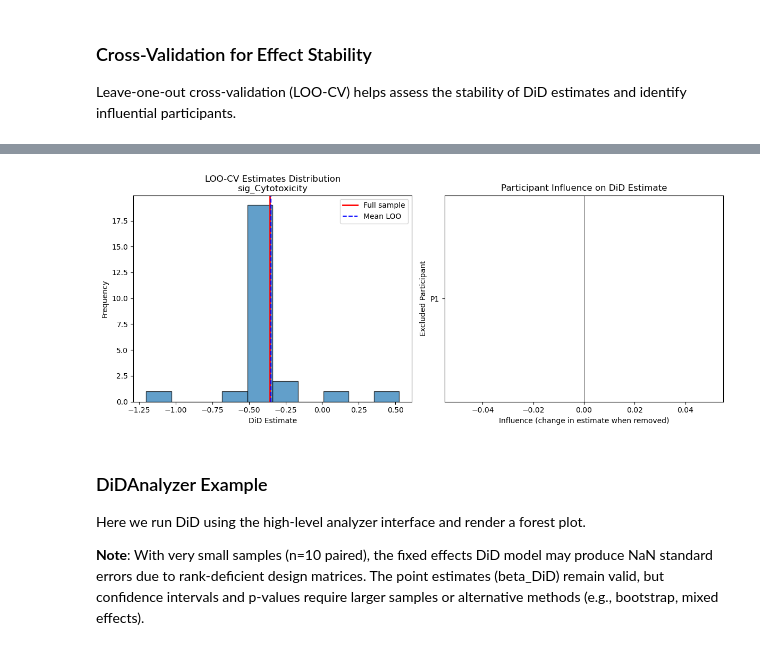
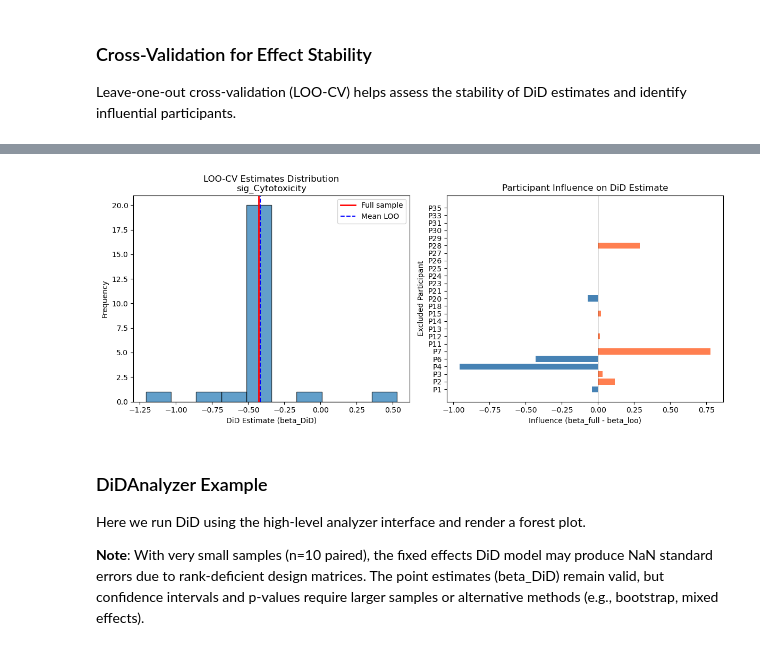
Before and after one commit to TheOmarLab/sctrial, a Jupyter notebook: docs/source/examples/example_immunotherapy_sade_feldman.ipynb, the cells around one changed output, grey strips where cells are left out. Drawn from its saved outputs; the diff is of its cells as text; code cells hidden in the pictures.

```diff
--- a/docs/source/examples/example_immunotherapy_sade_feldman.ipynb
+++ b/docs/source/examples/example_immunotherapy_sade_feldman.ipynb
@@ -72,7 +72,7 @@ from sctrial.datasets import load_sade_feldman
 We harmonize response labels at the **participant level** (majority label) because a few participants have mixed response annotations across cells/samples. Mixed cases are reported below.
 # %%
 # Load data - using full dataset for reliable longitudinal analysis
-adata = load_sade_feldman(max_cells_per_participant_visit=None)  # No subsampling
+adata = load_sade_feldman(allow_download=True, max_cells_per_participant_visit=None)
 
 # Harmonize response labels at participant level
 resp_counts = (
@@ -775,6 +801,8 @@ if features_use:
     if n_features == 1:
         axes = np.array([[axes]])
     axes = axes.flatten() if n_features > 1 else [axes]
+
+    palette = {"Responder": "forestgreen", "Non-responder": "coral"}
 
     for i, feat in enumerate(features_use):
         ax = axes[i]
@@ -789,8 +817,14 @@ if features_use:
 
         sns.boxplot(
             data=df_plot, x="visit", y=feat, hue=RESPONSE_COL,
-            palette={"Responder": "forestgreen", "Non-responder": "coral"},
-            ax=ax, order=["Pre", "Post"]
+            palette=palette, ax=ax, order=["Pre", "Post"]
+        )
+        # Overlay individual participant points (essential with n=3-7)
+        sns.stripplot(
+            data=df_plot, x="visit", y=feat, hue=RESPONSE_COL,
+            palette=palette, ax=ax, order=["Pre", "Post"],
+            dodge=True, alpha=0.7, size=6, edgecolor="black", linewidth=0.5,
+            legend=False,
         )
         ax.set_title(feat.replace("sig_", ""))
         ax.set_xlabel("Visit")
@@ -1356,10 +1393,6 @@ due to singular covariance matrices. Mixed effects models are more robust here.
 
 Leave-one-out cross-validation (LOO-CV) helps assess the stability of DiD estimates and identify influential participants.
 # %%
-# Suppress RuntimeWarnings from singular covariance matrices during LOO-CV
-import warnings
-warnings.filterwarnings("ignore", category=RuntimeWarning, message="invalid value")
-
 print("=" * 60)
 print("CROSS-VALIDATION: EFFECT STABILITY")
 print("=" * 60)
@@ -1367,11 +1400,7 @@ print("=" * 60)
 if features_use and len(visits) == 2 and len(VALID_PAIRED_ALL) >= 5:
     print(f"\nRunning leave-one-out cross-validation on {len(VALID_PAIRED_ALL)} paired participants...")
     print("This assesses how stable DiD estimates are when each participant is removed.")
-    print("")
-    print("Note: Influence = |beta_full - beta_loo| / SE_full")
-    print("      NaN influence occurs when SE is undefined (singular covariance).")
 
-    # Run LOO-CV for the first feature
     test_feature = features_use[0]
     print(f"\nFeature: {test_feature}")
 
@@ -1386,54 +1415,57 @@ if features_use and len(visits) == 2 and len(VALID_PAIRED_ALL) >= 5:
         )
 
         if loo_results is not None and not loo_results.empty:
-            # Get summary statistics
             cv_stats = st.cv_summary(loo_results)
 
             print("\nLOO-CV Results:")
-            print(f"  Full sample estimate: {cv_stats['mean_estimate'].values[0]:.4f}")
-            print(f"  Mean LOO estimate: {cv_stats['mean_loo'].values[0]:.4f}")
+            print(f"  Full sample beta_DiD: {cv_stats['mean_estimate'].values[0]:.4f}")
+            print(f"  Mean LOO beta_DiD:    {cv_stats['mean_loo'].values[0]:.4f}")
             print(f"  Std of LOO estimates: {cv_stats['std_loo'].values[0]:.4f}")
             print(f"  CV (coefficient of variation): {cv_stats['cv'].values[0]:.2%}")
 
-            # Identify influential participants
-            influence = st.influence_diagnostics(loo_results)
-            if not influence.empty:
-                print("\nInfluence Diagnostics:")
-                display(influence.round(4))
+            # Compute influence directly from beta differences
+            # (SE-based influence is NaN due to singular covariance)
+            full_beta = cv_stats['mean_estimate'].values[0]
+            loo_betas = loo_results["beta_DiD"].values
+            excluded_ids = loo_results["excluded"].values if "excluded" in loo_results.columns else [f"P{i}" for i in range(len(loo_betas))]
+            raw_influence = full_beta - loo_betas  # How much estimate changes when removed
 
-                # Flag highly influential participants (|influence| > 2 SD)
-                threshold = 2 * influence["influence"].std()
-                influential = influence[influence["influence"].abs() > threshold]
-                if not influential.empty:
-                    print(f"\nHighly influential participants (|influence| > 2 SD):")
-                    for _, row in influential.iterrows():
-                        direction = "increases" if row["influence"] > 0 else "decreases"
-                        print(f"  {row['excluded']}: removing {direction} estimate by {abs(row['influence']):.3f}")
+            influence_df = pd.DataFrame({
+                "excluded": excluded_ids,
+                "beta_loo": loo_betas,
+                "influence": raw_influence,
+            })
+
+            print("\nInfluence Diagnostics (beta_full - beta_loo):")
+            display(influence_df.round(4))
+
+            threshold = 2 * np.nanstd(raw_influence)
+            influential = influence_df[influence_df["influence"].abs() > threshold]
+            if not influential.empty:
+                print(f"\nHighly influential participants (|influence| > 2 SD = {threshold:.3f}):")
+                for _, row in influential.iterrows():
+                    direction = "increases" if row["influence"] > 0 else "decreases"
+                    print(f"  {row['excluded']}: removing {direction} estimate by {abs(row['influence']):.3f}")
 
             # Visualize LOO estimates
             fig, axes = plt.subplots(1, 2, figsize=(12, 5))
 
-            # Plot 1: LOO estimates distribution
             ax = axes[0]
-            ax.hist(loo_results["beta_DiD"], bins=10, edgecolor="black", alpha=0.7)
-            ax.axvline(cv_stats["mean_estimate"].values[0], color="red",
-                      linewidth=2, label="Full sample")
-            ax.axvline(cv_stats["mean_loo"].values[0], color="blue",
-                      linestyle="--", label="Mean LOO")
-            ax.set_xlabel("DiD Estimate")
+            ax.hist(loo_betas, bins=10, edgecolor="black", alpha=0.7)
+            ax.axvline(full_beta, color="red", linewidth=2, label="Full sample")
+            ax.axvline(np.mean(loo_betas), color="blue", linestyle="--", label="Mean LOO")
+            ax.set_xlabel("DiD Estimate (beta_DiD)")
             ax.set_ylabel("Frequency")
             ax.set_title(f"LOO-CV Estimates Distribution\n{test_feature}")
             ax.legend()
 
-            # Plot 2: Influence plot
             ax = axes[1]
-            if not influence.empty:
-                colors = ["coral" if inf > 0 else "steelblue" for inf in influence["influence"]]
-                ax.barh(influence["excluded"], influence["influence"], color=colors)
-                ax.axvline(0, color="black", linewidth=0.5)
-                ax.set_xlabel("Influence (change in estimate when removed)")
-                ax.set_ylabel("Excluded Participant")
-                ax.set_title("Participant Influence on DiD Estimate")
+            colors = ["coral" if inf > 0 else "steelblue" for inf in raw_influence]
+            ax.barh(excluded_ids, raw_influence, color=colors)
+            ax.axvline(0, color="black", linewidth=0.5)
+            ax.set_xlabel("Influence (beta_full - beta_loo)")
+            ax.set_ylabel("Excluded Participant")
+            ax.set_title("Participant Influence on DiD Estimate")
 
             plt.tight_layout()
             plt.show()
@@ -1445,7 +1477,7 @@ if features_use and len(visits) == 2 and len(VALID_PAIRED_ALL) >= 5:
         print(f"LOO-CV failed: {e}")
 
 else:
-    print("Cross-validation requires ≥5 paired participants and valid features.")
+    print("Cross-validation requires >= 5 paired participants and valid features.")
 # %% [output]
 ============================================================
 CROSS-VALIDATION: EFFECT STABILITY
@@ -1486,4 +1518,4 @@ Influence Diagnostics:
-[figure, old version]
+[figure, new version]
 # %% [markdown]
 ### DiDAnalyzer Example
 
```
Also changed, not shown: parts of 22 cells of this notebook, 6 other files.
